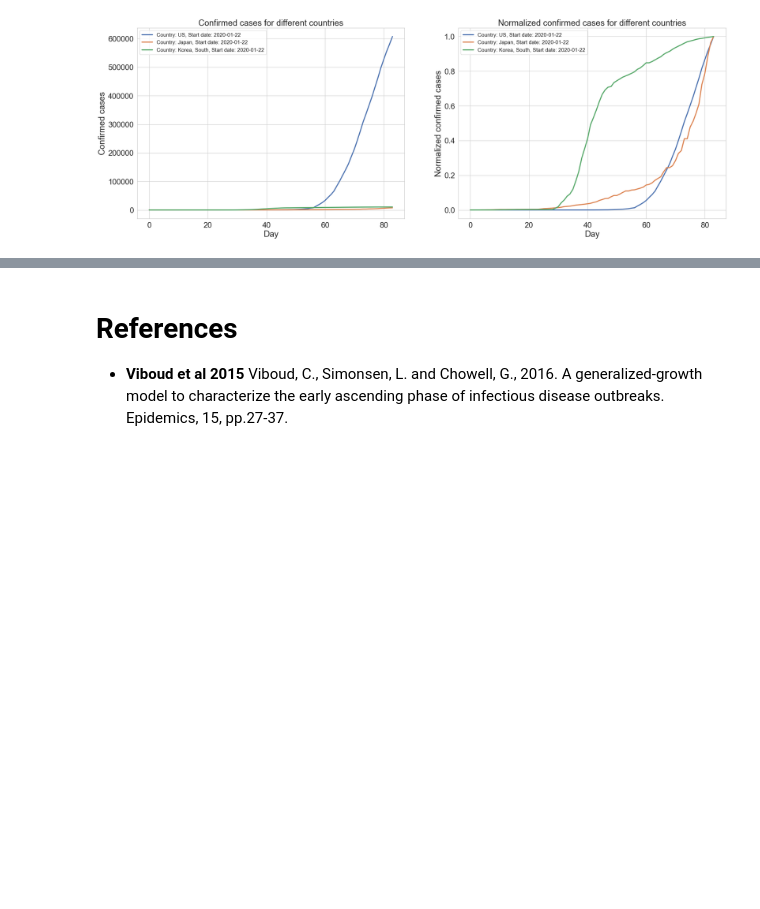
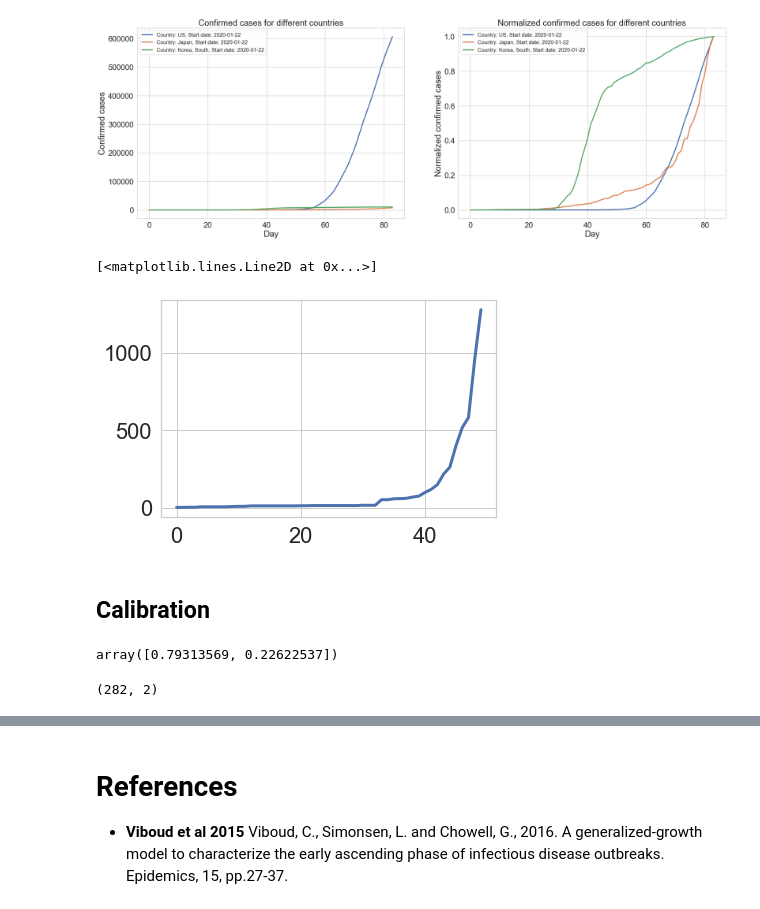
Before and after one commit to prashjha/StudyCovid19, a Jupyter notebook: process/bayesian/Assignment on Bayesian Inversion.ipynb, the cells around one changed output, grey strips where cells are left out. Saved outputs shown, nothing was run; the diff lists cells and outputs as text; code cells hidden in the pictures; blank space fills up the shorter version.

```diff
--- a/process/bayesian/Assignment on Bayesian Inversion.ipynb
+++ b/process/bayesian/Assignment on Bayesian Inversion.ipynb
@@ -56,0 +60,19 @@ Num days: 84
+# %%
+# Setting
+sigma = 100   # data noise
+
+# prepare data
+df = pd.read_csv('US.csv',header=None)
+# t_c = [float(t) for t in df[0][:50]]
+# t_v = [float(t) for t in df[0][50:]]
+# data = np.array(df[1])
+# data_c = np.array(df[1][:50])
+# data_v = np.array(df[1][50:])
+data = np.array(df)
+data_c = data[:50,:]
+data_v = data[50:,:]
+# %%
+plt.plot(data_c[:,0],data_c[:,1])
+# %% [output]
+[<matplotlib.lines.Line2D at 0x...>]
+[figure, added]
@@ -56,0 +145,6 @@ Num days: 84
+# %% [markdown]
+## Calibration
+# %%
+np.random.normal([1,0],[0.3,0.2],(2,))
+# %% [output]
+array([0.79313569, 0.22622537])
@@ -56,0 +153,4 @@ Num days: 84
+# %%
+print(accepted.shape)
+# %% [output]
+(282, 2)
```
Also changed, not shown: parts of 6 cells of this notebook.
